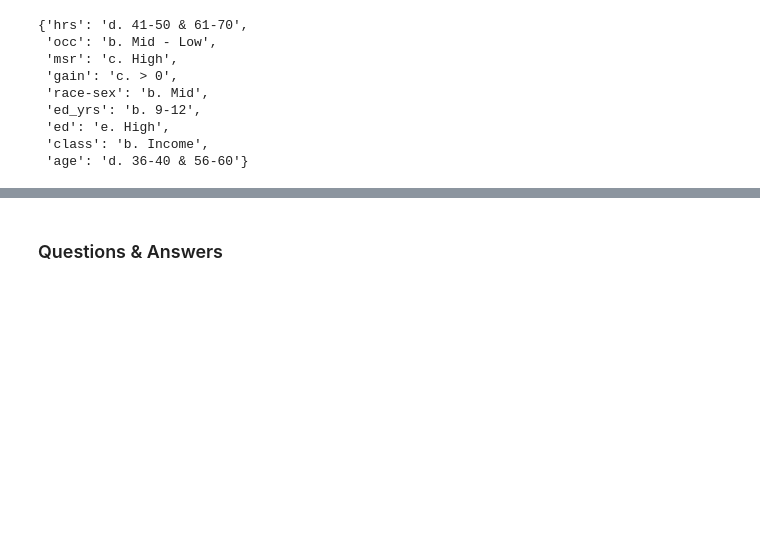
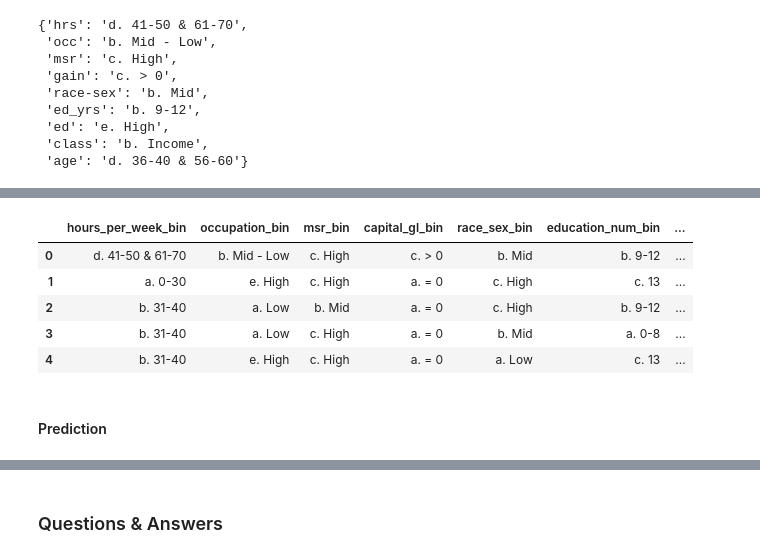
Before and after one commit to tbrauneck/Spring2025_BSAN6070, a Jupyter notebook: CA-03/CA-03_Decision-Tree_TMB_v4.ipynb, the cells around one changed output, grey strips where cells are left out. Saved outputs shown, nothing was run; the diff lists cells and outputs as text; code cells hidden in the pictures; blank space fills up the shorter version.

```diff
--- a/CA-03/CA-03_Decision-Tree_TMB_v4.ipynb
+++ b/CA-03/CA-03_Decision-Tree_TMB_v4.ipynb
@@ -804,3 +819,16 @@ reencode.head()
+# %%
+# The new input needs to be encoded in the same way as the training data, so here we add the input as the first row in the dataset and perform the encoding again.
+reencode = abt.copy()
+reencode = reencode.drop(['y','flag'], axis=1)
+reencode.iloc[0] = list(pred_input.values())
+reencode.head()
+# %% [output]
+|  | hours_per_week_bin | occupation_bin | msr_bin | capital_gl_bin | race_sex_bin | education_num_bin | ... |
+| 0 | d. 41-50 & 61-70 | b. Mid - Low | c. High | c. > 0 | b. Mid | b. 9-12 | ... |
+| 1 | a. 0-30 | e. High | c. High | a. = 0 | c. High | c. 13 | ... |
+| 2 | b. 31-40 | a. Low | b. Mid | a. = 0 | c. High | b. 9-12 | ... |
+| 3 | b. 31-40 | a. Low | c. High | a. = 0 | b. Mid | a. 0-8 | ... |
+| 4 | b. 31-40 | e. High | c. High | a. = 0 | a. Low | c. 13 | ... |
 # %%
 # Apply encoding to each column
 for col in reencode.columns:
@@ -811 +843,3 @@ first_row_df = reencode.iloc[:1]
+# %% [markdown]
+#### Prediction
 # %%
```
Also changed, not shown: parts of 53 cells of this notebook.
